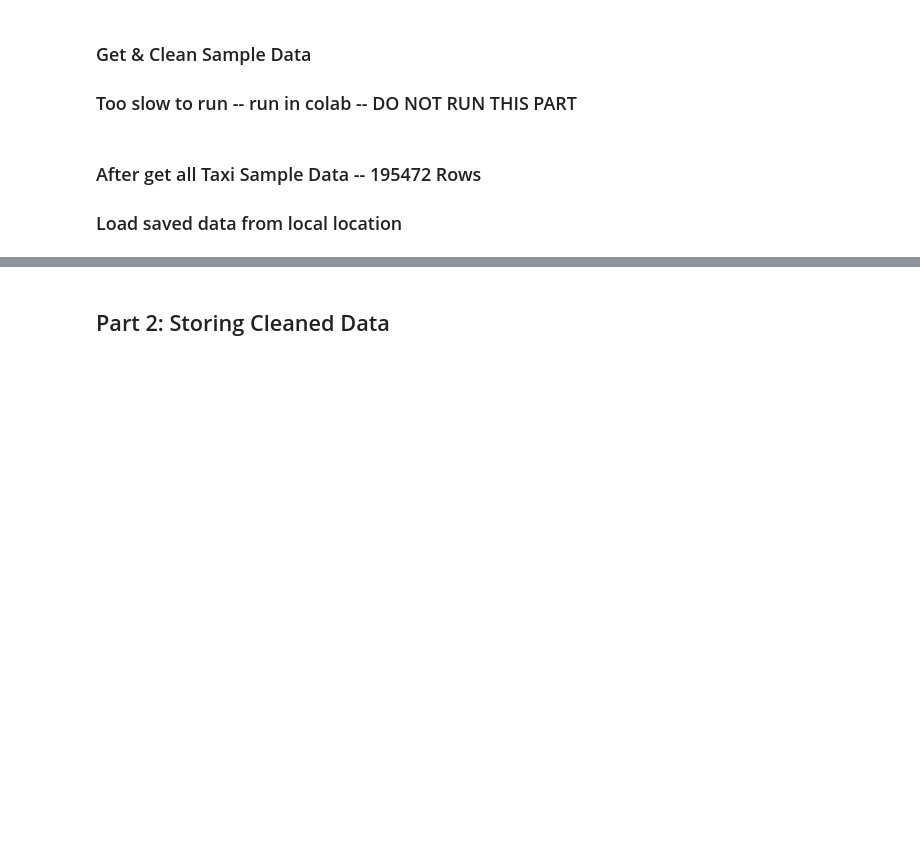
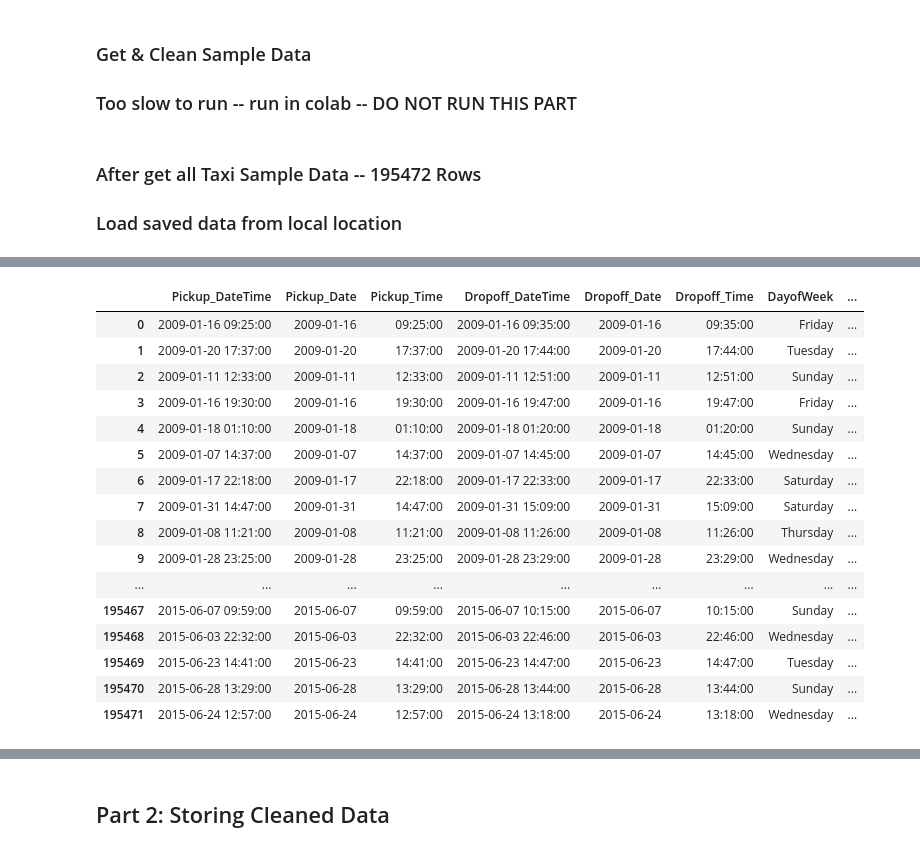
Before and after one commit to as597668404/IEOR4501_Final_Project, a Jupyter notebook: Project_Draft.ipynb, the cells around one changed output, grey strips where cells are left out. Drawn from its saved outputs; the diff is of its cells as text; code cells hidden in the pictures; blank space fills up the shorter version.

Commit message:
Part 1 and Part 2 Finalized
Further cleaned codes for Part 1 and 2, part 1&2 finalized.

```diff
--- a/Project_Draft.ipynb
+++ b/Project_Draft.ipynb
@@ -594,0 +636,83 @@ def combine_and_clean_all_data():
+# %%
+# Further Clean
+## upload the cleaned Taxi file to Dataframe for further clean
+df_Taxi = pd.read_csv(r'D:\IEOR4501Project\final_taxi_data.csv')  # Since my teammate cleaned this part of the data, I will make adjustment on the cleaned data.
+## Change Column Names
+df_Taxi.rename(columns={
+                        'pickup_datetime':'Pickup_DateTime',
+                        'dropoff_datetime':'Dropoff_DateTime',
+                        'passenger_count':'Passenger_Count',
+                        'trip_distance':'Trip_Distance_Fake',
+                        'pickup_longitude':'Pickup_Longitude',
+                        'pickup_latitude':'Pickup_Latitude',
+                        'dropoff_longitude':'Dropoff_Longitude',
+                        'dropoff_latitude':'Dropoff_Latitude',
+                        'fare_amount':'Fare_Amount',
+                        'extra':'Extra',
+                        'tip_amount':'Tip_Amount',
+                        'tolls_amount':'Tolls_Amount',
+                        'total_amount':'Total_Amount'
+                       }, inplace = True)
+
+## Seperate Date and Time for Taxi data, add Day of Week
+df_Taxi['Pickup_DateTime'] = pd.to_datetime(df_Taxi['Pickup_DateTime'])
+df_Taxi['Pickup_Date'] = [d.date() for d in df_Taxi['Pickup_DateTime']]
+df_Taxi['Pickup_Time'] = [d.time() for d in df_Taxi['Pickup_DateTime']]
+
+df_Taxi['Dropoff_DateTime'] = pd.to_datetime(df_Taxi['Dropoff_DateTime'])
+df_Taxi['Dropoff_Date'] = [d.date() for d in df_Taxi['Dropoff_DateTime']]
+df_Taxi['Dropoff_Time'] = [d.time() for d in df_Taxi['Dropoff_DateTime']]
+
+df_Taxi['DayofWeek'] = df_Taxi['Pickup_DateTime'].dt.day_name()
+
+## Move the Date, Time and Day of Week columns to front
+Pickup_Date = df_Taxi['Pickup_Date']
+df_Taxi.drop(labels=['Pickup_Date'], axis=1, inplace=True)
+df_Taxi.insert(1, "Pickup_Date", Pickup_Date)
+
+Pickup_Time = df_Taxi['Pickup_Time']
+df_Taxi.drop(labels=['Pickup_Time'], axis=1, inplace=True)
+df_Taxi.insert(2, "Pickup_Time", Pickup_Time)
+
+Dropoff_Date = df_Taxi['Dropoff_Date']
+df_Taxi.drop(labels=['Dropoff_Date'], axis=1, inplace=True)
+df_Taxi.insert(4, "Dropoff_Date", Dropoff_Date)
+
+Dropoff_Time = df_Taxi['Dropoff_Time']
+df_Taxi.drop(labels=['Dropoff_Time'], axis=1, inplace=True)
+df_Taxi.insert(5, "Dropoff_Time", Dropoff_Time)
+
+DayofWeek = df_Taxi['DayofWeek']
+df_Taxi.drop(labels=['DayofWeek'], axis=1, inplace=True)
+df_Taxi.insert(6, "DayofWeek", DayofWeek)
+
+## Split Year, Month, Date, and hour into seperate columns
+df_Taxi['Year'] = df_Taxi['Pickup_DateTime'].dt.year
+df_Taxi['Month'] = df_Taxi['Pickup_DateTime'].dt.month
+df_Taxi['Day'] = df_Taxi['Pickup_DateTime'].dt.day
+df_Taxi['Hour'] = df_Taxi['Pickup_DateTime'].dt.hour
+
+## Insert the Distance column
+df_Taxi['Distance'] = [calculate_distance(**df_Taxi[['Pickup_Latitude', 'Pickup_Longitude', 'Dropoff_Latitude', 'Dropoff_Longitude']].iloc[i].to_dict()) for i in range(df_Taxi.shape[0])]
+df_Taxi
+
+# This formula takes about 8 minutes to generate the Distance column in df_Uber dataframe
+# Since the data frames will be exported to cvs files, don't run this if not necessary!
+# %% [output]
+|  | Pickup_DateTime | Pickup_Date | Pickup_Time | Dropoff_DateTime | Dropoff_Date | Dropoff_Time | DayofWeek | ... |
+| 0 | 2009-01-16 09:25:00 | 2009-01-16 | 09:25:00 | 2009-01-16 09:35:00 | 2009-01-16 | 09:35:00 | Friday | ... |
+| 1 | 2009-01-20 17:37:00 | 2009-01-20 | 17:37:00 | 2009-01-20 17:44:00 | 2009-01-20 | 17:44:00 | Tuesday | ... |
+| 2 | 2009-01-11 12:33:00 | 2009-01-11 | 12:33:00 | 2009-01-11 12:51:00 | 2009-01-11 | 12:51:00 | Sunday | ... |
+| 3 | 2009-01-16 19:30:00 | 2009-01-16 | 19:30:00 | 2009-01-16 19:47:00 | 2009-01-16 | 19:47:00 | Friday | ... |
+| 4 | 2009-01-18 01:10:00 | 2009-01-18 | 01:10:00 | 2009-01-18 01:20:00 | 2009-01-18 | 01:20:00 | Sunday | ... |
+| 5 | 2009-01-07 14:37:00 | 2009-01-07 | 14:37:00 | 2009-01-07 14:45:00 | 2009-01-07 | 14:45:00 | Wednesday | ... |
+| 6 | 2009-01-17 22:18:00 | 2009-01-17 | 22:18:00 | 2009-01-17 22:33:00 | 2009-01-17 | 22:33:00 | Saturday | ... |
+| 7 | 2009-01-31 14:47:00 | 2009-01-31 | 14:47:00 | 2009-01-31 15:09:00 | 2009-01-31 | 15:09:00 | Saturday | ... |
+| 8 | 2009-01-08 11:21:00 | 2009-01-08 | 11:21:00 | 2009-01-08 11:26:00 | 2009-01-08 | 11:26:00 | Thursday | ... |
+| 9 | 2009-01-28 23:25:00 | 2009-01-28 | 23:25:00 | 2009-01-28 23:29:00 | 2009-01-28 | 23:29:00 | Wednesday | ... |
+| ... | ... | ... | ... | ... | ... | ... | ... | ... |
+| 195467 | 2015-06-07 09:59:00 | 2015-06-07 | 09:59:00 | 2015-06-07 10:15:00 | 2015-06-07 | 10:15:00 | Sunday | ... |
+| 195468 | 2015-06-03 22:32:00 | 2015-06-03 | 22:32:00 | 2015-06-03 22:46:00 | 2015-06-03 | 22:46:00 | Wednesday | ... |
+| 195469 | 2015-06-23 14:41:00 | 2015-06-23 | 14:41:00 | 2015-06-23 14:47:00 | 2015-06-23 | 14:47:00 | Tuesday | ... |
+| 195470 | 2015-06-28 13:29:00 | 2015-06-28 | 13:29:00 | 2015-06-28 13:44:00 | 2015-06-28 | 13:44:00 | Sunday | ... |
+| 195471 | 2015-06-24 12:57:00 | 2015-06-24 | 12:57:00 | 2015-06-24 13:18:00 | 2015-06-24 | 13:18:00 | Wednesday | ... |
```
Also changed, not shown: parts of 19 cells of this notebook, 3 other files.
